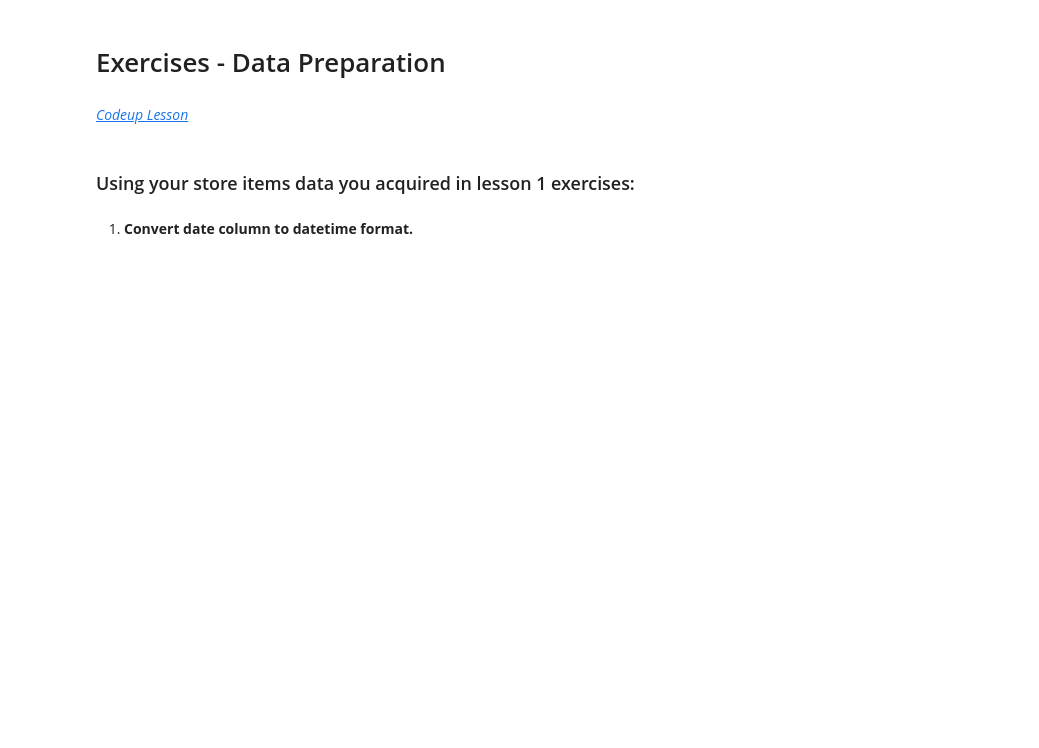
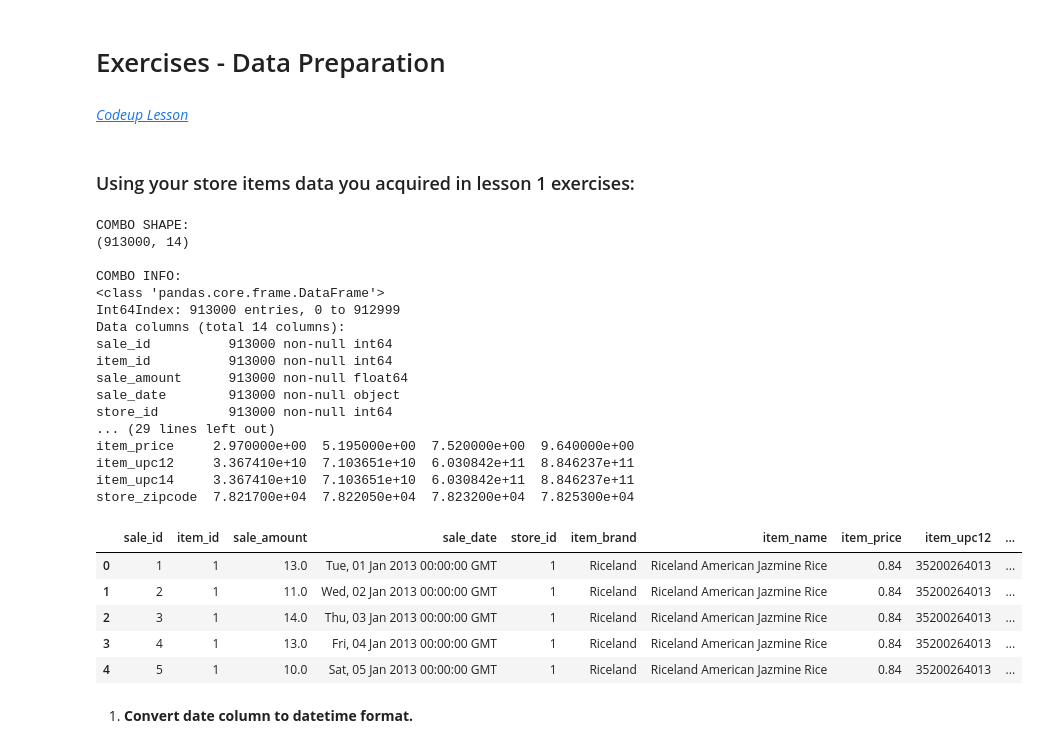
Before and after one commit to kjeliasen/ds-methodologies-exercises, a Jupyter notebook: time_series/exercises_2_data_preparation.ipynb, the cells around one changed output. Drawn from its saved outputs; the diff is of its cells as text; code cells hidden in the pictures; blank space fills up the shorter version.

```diff
--- a/time_series/exercises_2_data_preparation.ipynb
+++ b/time_series/exercises_2_data_preparation.ipynb
@@ -11,4 +19,31 @@ import wrangle_opsd
 # %% [markdown]
 ### Using your store items data you acquired in lesson 1 exercises:
+# %%
+df_sales = set_combo_data(splain=True, splain_inner=False, debug=True)
+df_sales.head()
+# %% [output]
+COMBO SHAPE:
+(913000, 14)
+
+COMBO INFO:
+<class 'pandas.core.frame.DataFrame'>
+Int64Index: 913000 entries, 0 to 912999
+Data columns (total 14 columns):
+sale_id          913000 non-null int64
+item_id          913000 non-null int64
+sale_amount      913000 non-null float64
+sale_date        913000 non-null object
+store_id         913000 non-null int64
+... (29 lines left out)
+item_price     2.970000e+00  5.195000e+00  7.520000e+00  9.640000e+00
+item_upc12     3.367410e+10  7.103651e+10  6.030842e+11  8.846237e+11
+item_upc14     3.367410e+10  7.103651e+10  6.030842e+11  8.846237e+11
+store_zipcode  7.821700e+04  7.822050e+04  7.823200e+04  7.825300e+04
+|  | sale_id | item_id | sale_amount | sale_date | store_id | item_brand | item_name | item_price | item_upc12 | ... |
+| 0 | 1 | 1 | 13.0 | Tue, 01 Jan 2013 00:00:00 GMT | 1 | Riceland | Riceland American Jazmine Rice | 0.84 | 35200264013 | ... |
+| 1 | 2 | 1 | 11.0 | Wed, 02 Jan 2013 00:00:00 GMT | 1 | Riceland | Riceland American Jazmine Rice | 0.84 | 35200264013 | ... |
+| 2 | 3 | 1 | 14.0 | Thu, 03 Jan 2013 00:00:00 GMT | 1 | Riceland | Riceland American Jazmine Rice | 0.84 | 35200264013 | ... |
+| 3 | 4 | 1 | 13.0 | Fri, 04 Jan 2013 00:00:00 GMT | 1 | Riceland | Riceland American Jazmine Rice | 0.84 | 35200264013 | ... |
+| 4 | 5 | 1 | 10.0 | Sat, 05 Jan 2013 00:00:00 GMT | 1 | Riceland | Riceland American Jazmine Rice | 0.84 | 35200264013 | ... |
 # %% [markdown]
 1. **Convert date column to datetime format.**
```
Also changed, not shown: parts of 10 cells of this notebook, 3 other files.
